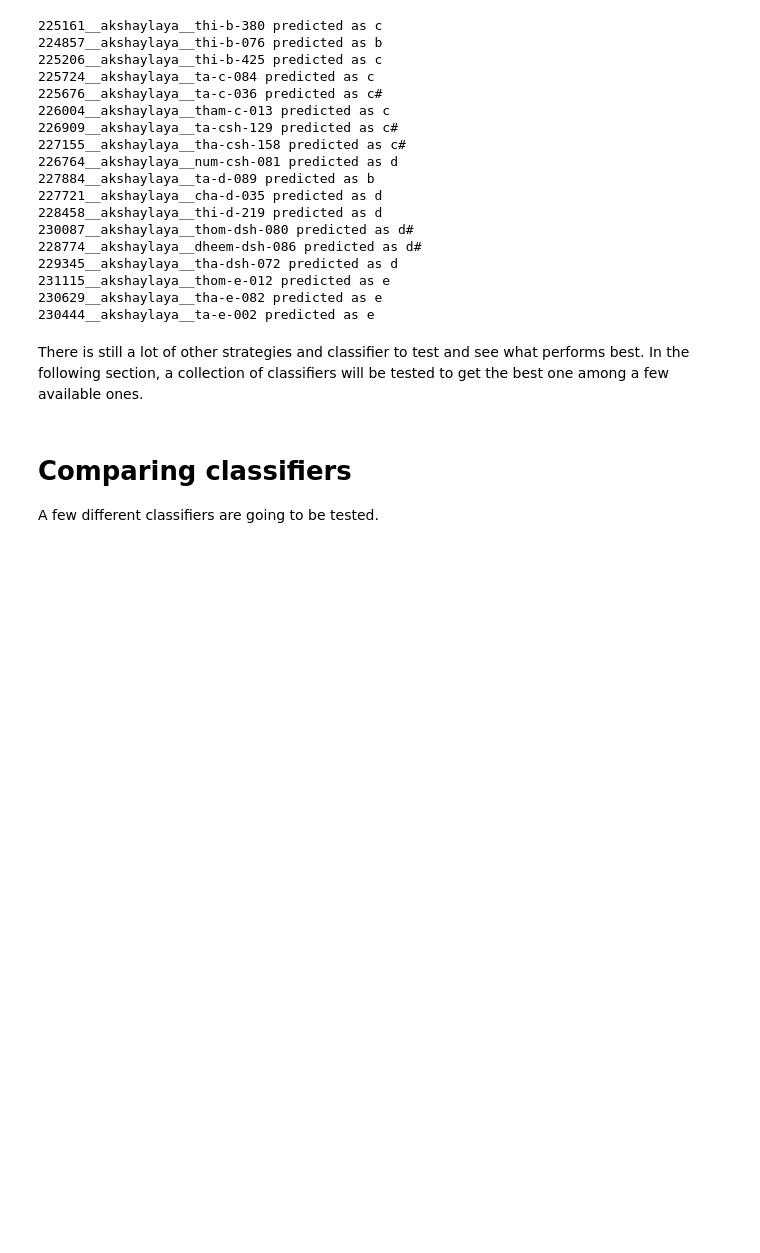
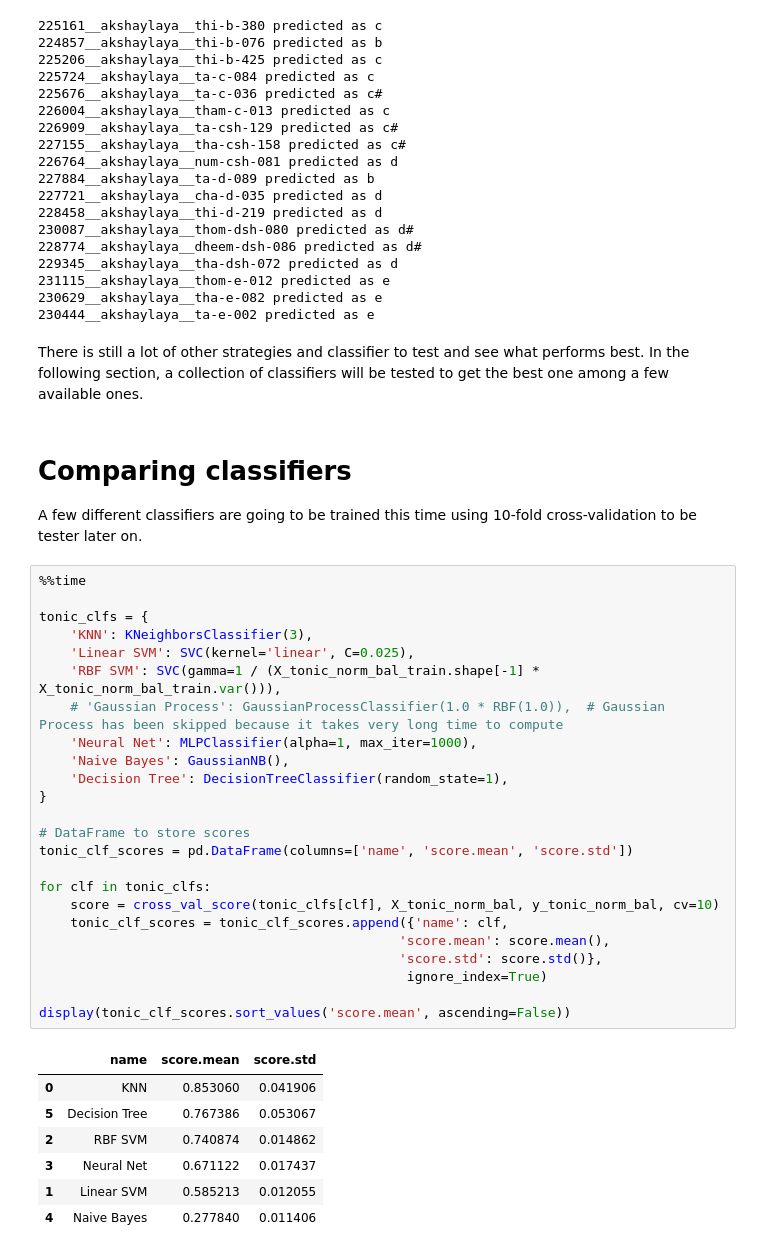
Before and after one commit to eagomez2/mir_basics, a Jupyter notebook: eagomez_assignment01_exemplary_mir_workflow.ipynb, the cells around one changed output. Cells and saved outputs as stored; diff of their text form; blank space fills up the shorter version.

Commit message:
tonic_class KNN clf fully implemented

```diff
--- a/eagomez_assignment01_exemplary_mir_workflow.ipynb
+++ b/eagomez_assignment01_exemplary_mir_workflow.ipynb
@@ -658,4 +668,36 @@ for sample in samples_to_predict:
 There is still a lot of other strategies and classifier to test and see what performs best. In the following section, a collection of classifiers will be tested to get the best one among a few available ones.
 # %% [markdown]
 # Comparing classifiers
-A few different classifiers are going to be tested.
+A few different classifiers are going to be trained this time using 10-fold cross-validation to be tester later on.
+# %%
+%%time
+
+tonic_clfs = {
+    'KNN': KNeighborsClassifier(3),
+    'Linear SVM': SVC(kernel='linear', C=0.025),
+    'RBF SVM': SVC(gamma=1 / (X_tonic_norm_bal_train.shape[-1] * X_tonic_norm_bal_train.var())),
+    # 'Gaussian Process': GaussianProcessClassifier(1.0 * RBF(1.0)),  # Gaussian Process has been skipped because it takes very long time to compute
+    'Neural Net': MLPClassifier(alpha=1, max_iter=1000),
+    'Naive Bayes': GaussianNB(),
+    'Decision Tree': DecisionTreeClassifier(random_state=1),
+}
+
+# DataFrame to store scores
+tonic_clf_scores = pd.DataFrame(columns=['name', 'score.mean', 'score.std'])
+
+for clf in tonic_clfs:
+    score = cross_val_score(tonic_clfs[clf], X_tonic_norm_bal, y_tonic_norm_bal, cv=10)
+    tonic_clf_scores = tonic_clf_scores.append({'name': clf,
+                                              'score.mean': score.mean(),
+                                              'score.std': score.std()},
+                                               ignore_index=True)
+
+display(tonic_clf_scores.sort_values('score.mean', ascending=False))
+# %% [output]
+|  | name | score.mean | score.std |
+| 0 | KNN | 0.853060 | 0.041906 |
+| 5 | Decision Tree | 0.767386 | 0.053067 |
+| 2 | RBF SVM | 0.740874 | 0.014862 |
+| 3 | Neural Net | 0.671122 | 0.017437 |
+| 1 | Linear SVM | 0.585213 | 0.012055 |
+| 4 | Naive Bayes | 0.277840 | 0.011406 |
```
Also changed, not shown: parts of 6 cells of this notebook.
